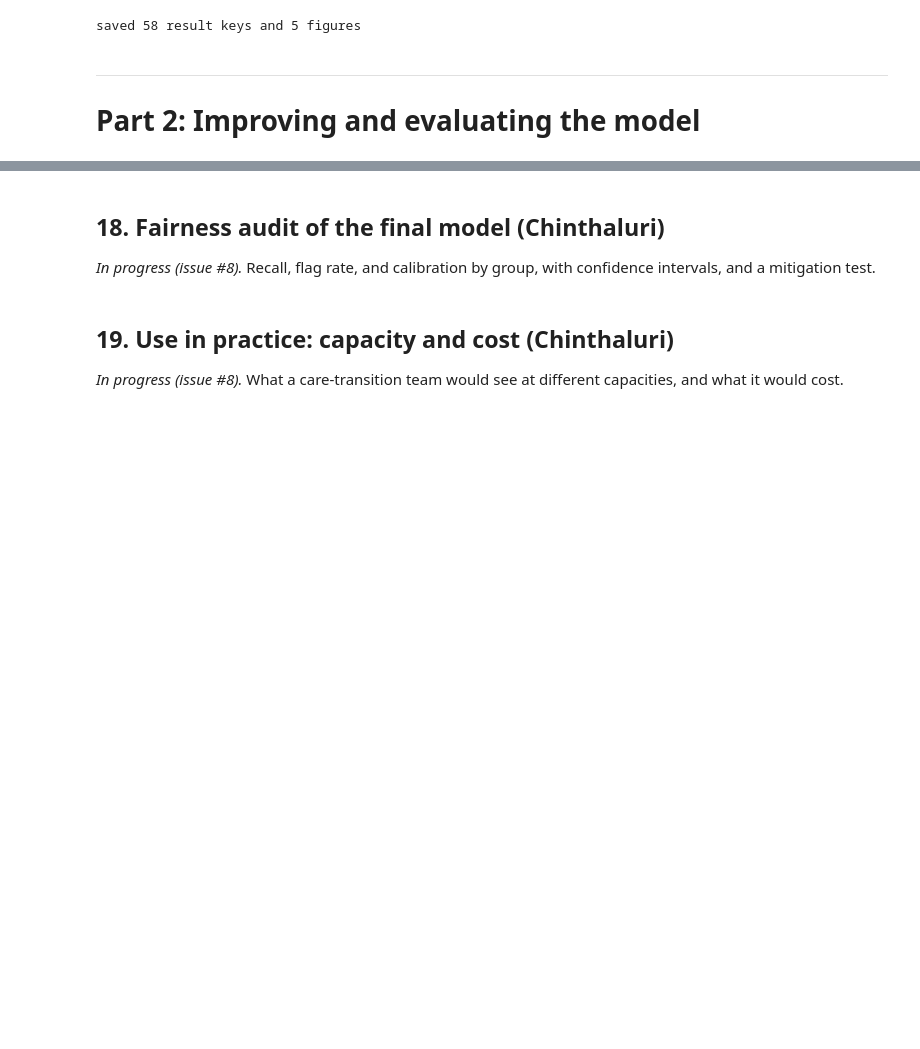
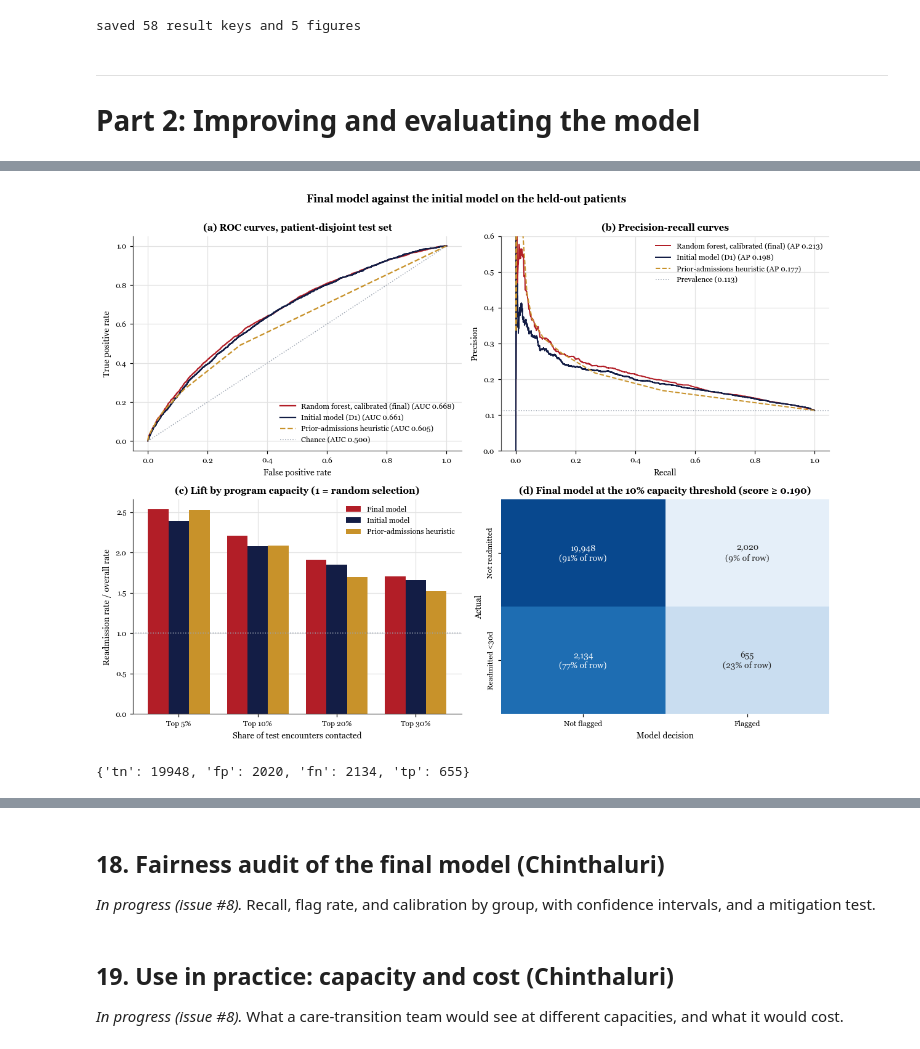
Before and after one commit to ychinthaluri53651/diabetes-readmission-residency-day-1, a Jupyter notebook: Diabetes_Readmission_D2_Chinthaluri_Abburi.ipynb, the cells around one changed output, grey strips where cells are left out. Saved outputs shown, nothing was run; the diff lists cells and outputs as text; code cells hidden in the pictures; blank space fills up the shorter version.

```diff
--- a/Diabetes_Readmission_D2_Chinthaluri_Abburi.ipynb
+++ b/Diabetes_Readmission_D2_Chinthaluri_Abburi.ipynb
@@ -1042,0 +1372,49 @@ capacity on out-of-fold training predictions rather than from the test set.
+# %%
+cm10 = confusion_matrix(yt, p_final >= THRESH[0.10])
+R["d2"]["confusion_t10"] = {"tn": int(cm10[0, 0]), "fp": int(cm10[0, 1]),
+                            "fn": int(cm10[1, 0]), "tp": int(cm10[1, 1])}
+
+fig, ax = plt.subplots(2, 2, figsize=(11, 8.2))
+F, I = R["d2"]["final"], R["d2"]["initial"]
+curves = [(p_final, f"{FINAL_NAME}, calibrated (final)", RED, "-", F),
+          (p_lr, "Initial model (D1)", NAVY, "-", I),
+          (p_rule, "Prior-admissions heuristic", GOLD, "--", R["holdout"]["Prior-admissions heuristic"])]
+for score, name, col, ls, m in curves:
+    fpr, tpr, _ = roc_curve(yt, score)
+    ax[0, 0].plot(fpr, tpr, color=col, ls=ls, lw=1.5, label=f"{name} (AUC {m['roc_auc']:.3f})")
+    prec, rec, _ = precision_recall_curve(yt, score)
+    ax[0, 1].plot(rec, prec, color=col, ls=ls, lw=1.3, label=f"{name} (AP {m['pr_auc']:.3f})")
+ax[0, 0].plot([0, 1], [0, 1], color=GRAY, ls=":", lw=1, label="Chance (AUC 0.500)")
+ax[0, 0].set(title="(a) ROC curves, patient-disjoint test set",
+             xlabel="False positive rate", ylabel="True positive rate")
+ax[0, 0].legend(loc="lower right")
+ax[0, 1].axhline(yt.mean(), color=GRAY, ls=":", lw=1, label=f"Prevalence ({yt.mean():.3f})")
+ax[0, 1].set(title="(b) Precision-recall curves", xlabel="Recall", ylabel="Precision", ylim=(0, 0.6))
+ax[0, 1].legend(loc="upper right")
+
+L = pd.DataFrame(R["d2"]["lift_curve"]).T
+w = 0.26
+for j, (k, col, lab) in enumerate([("final", RED, "Final model"), ("initial", NAVY, "Initial model"),
+                                   ("rule", GOLD, "Prior-admissions heuristic")]):
+    ax[1, 0].bar(np.arange(len(L)) + (j - 1) * w, L[k], width=w, color=col, label=lab)
+ax[1, 0].axhline(1, color=GRAY, ls=":", lw=1)
+ax[1, 0].set_xticks(range(len(L)), [f"Top {i}" for i in L.index])
+ax[1, 0].set(title="(c) Lift by program capacity (1 = random selection)",
+             xlabel="Share of test encounters contacted", ylabel="Readmission rate / overall rate")
+ax[1, 0].legend(loc="upper right")
+
+share = cm10 / cm10.sum(axis=1, keepdims=True)
+text = np.array([[f"{cm10[i, j]:,}\n({share[i, j]:.0%} of row)" for j in range(2)] for i in range(2)])
+sns.heatmap(share, annot=text, fmt="", cmap="Blues", vmin=0, vmax=1, cbar=False,
+            xticklabels=["Not flagged", "Flagged"], yticklabels=["Not readmitted", "Readmitted <30d"],
+            annot_kws={"size": 9}, ax=ax[1, 1])
+ax[1, 1].set(title=f"(d) Final model at the 10% capacity threshold (score ≥ {THRESH[0.10]:.3f})",
+             xlabel="Model decision", ylabel="Actual")
+fig.suptitle("Final model against the initial model on the held-out patients",
+             fontweight="bold", y=1.0)
+plt.tight_layout()
+save(fig, "d2_final.png")
+print(R["d2"]["confusion_t10"])
+# %% [output]
+[figure, added]
+{'tn': 19948, 'fp': 2020, 'fn': 2134, 'tp': 655}
```
Also changed, not shown: parts of 22 cells of this notebook, 6 other files.
